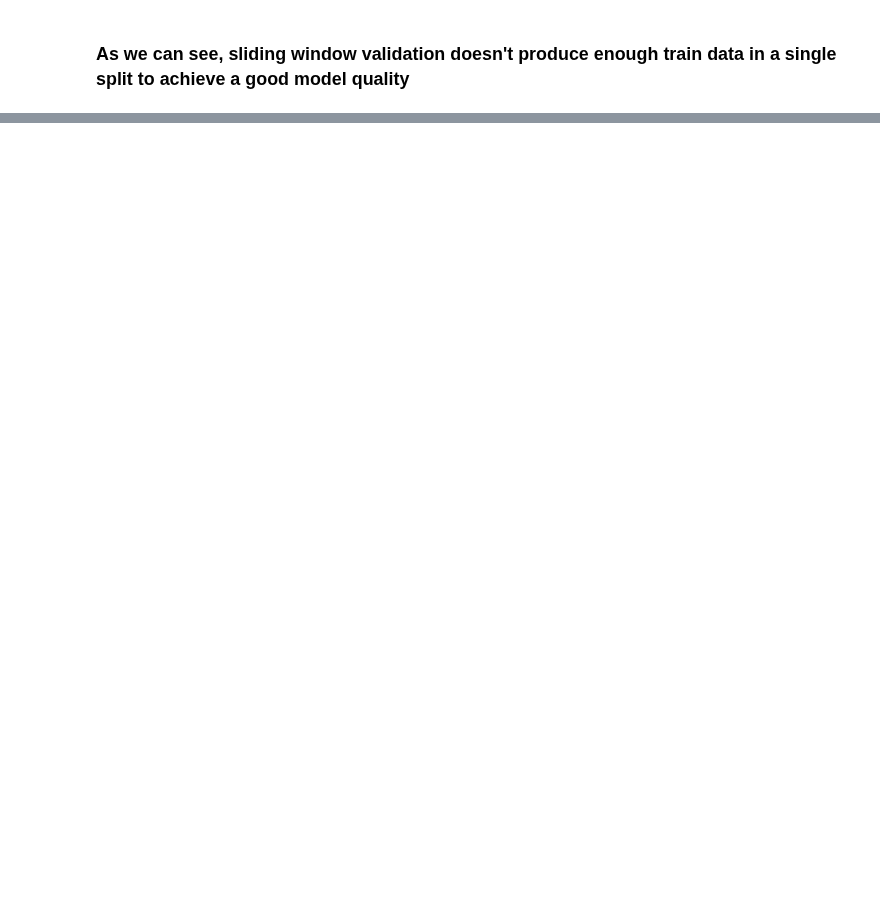
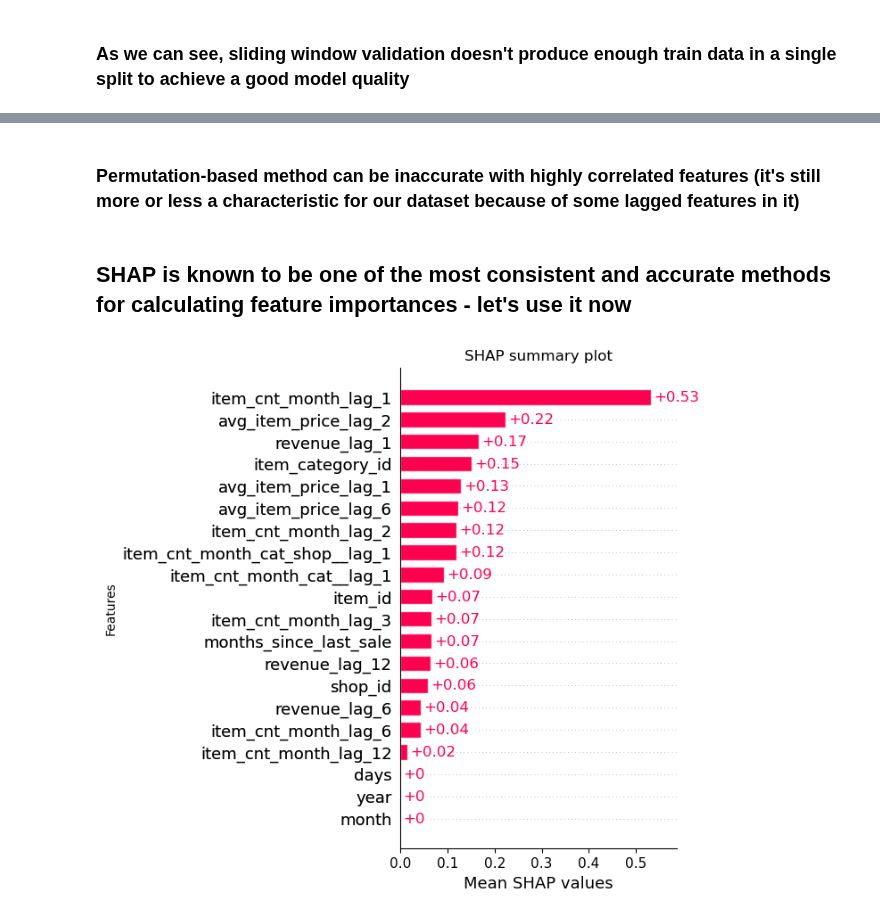
Before and after one commit to Alexennk/ml-ds-practice, a Jupyter notebook: notebooks/validate_notebook.ipynb, the cells around one changed output, grey strips where cells are left out. Saved outputs shown, nothing was run; the diff lists cells and outputs as text; code cells hidden in the pictures; blank space fills up the shorter version.

```diff
--- a/notebooks/validate_notebook.ipynb
+++ b/notebooks/validate_notebook.ipynb
@@ -373,0 +458,8 @@ RMSE: 2.14
+# %%
+tscv = TimeSeriesSplit(n_splits=1)
+
+for train_idx, test_idx in tscv.split_expanding(X_less_corr):
+    X_new = X_less_corr.copy()
+    X_new.drop('date_block_num', axis=1, inplace=True)
+    X_train, X_test = X_new[train_idx], X_new[test_idx]
+    y_train, y_test = y[train_idx], y[test_idx]
@@ -373,0 +477,4 @@ RMSE: 2.14
+# %% [markdown]
+### Permutation-based method can be inaccurate with **highly correlated features** (it's still more or less a characteristic for our dataset because of some lagged features in it)
+# %% [markdown]
+## **SHAP** is known to be one of the most consistent and accurate methods for calculating feature importances - let's use it now
@@ -373,0 +483,13 @@ RMSE: 2.14
+# %%
+explainer = TreeExplainer(model2, X_test)
+shap_values = explainer(X_test)
+# %%
+fig, ax = plt.subplots()
+
+plots.bar(shap_values, show=False, max_display=20)
+fig.set_size_inches(4, 7)
+ax.set_title("SHAP summary plot")
+ax.set_xlabel("Mean SHAP values")
+ax.set_ylabel("Features");
+# %% [output]
+[figure, added]
```
Also changed, not shown: parts of 33 cells of this notebook.
